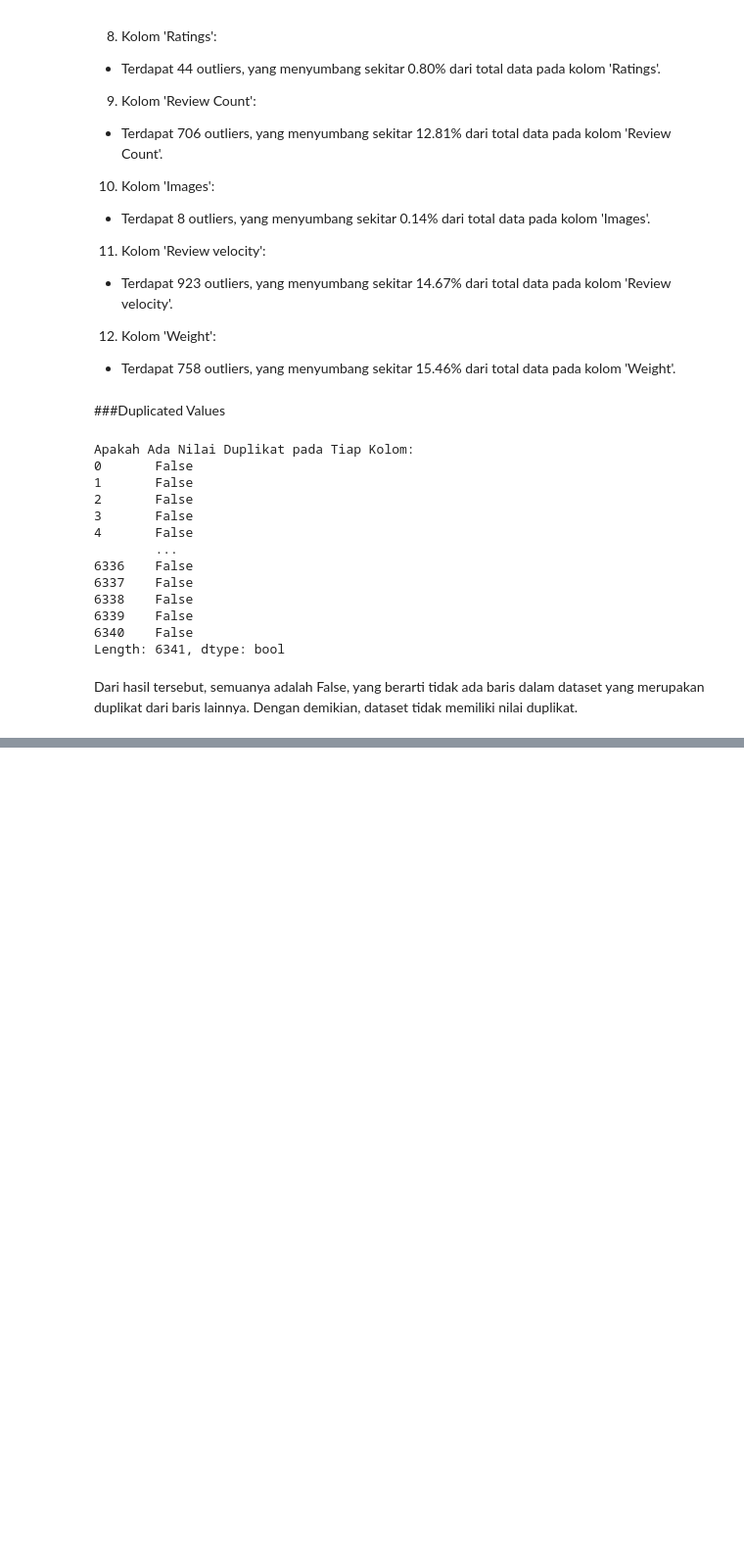
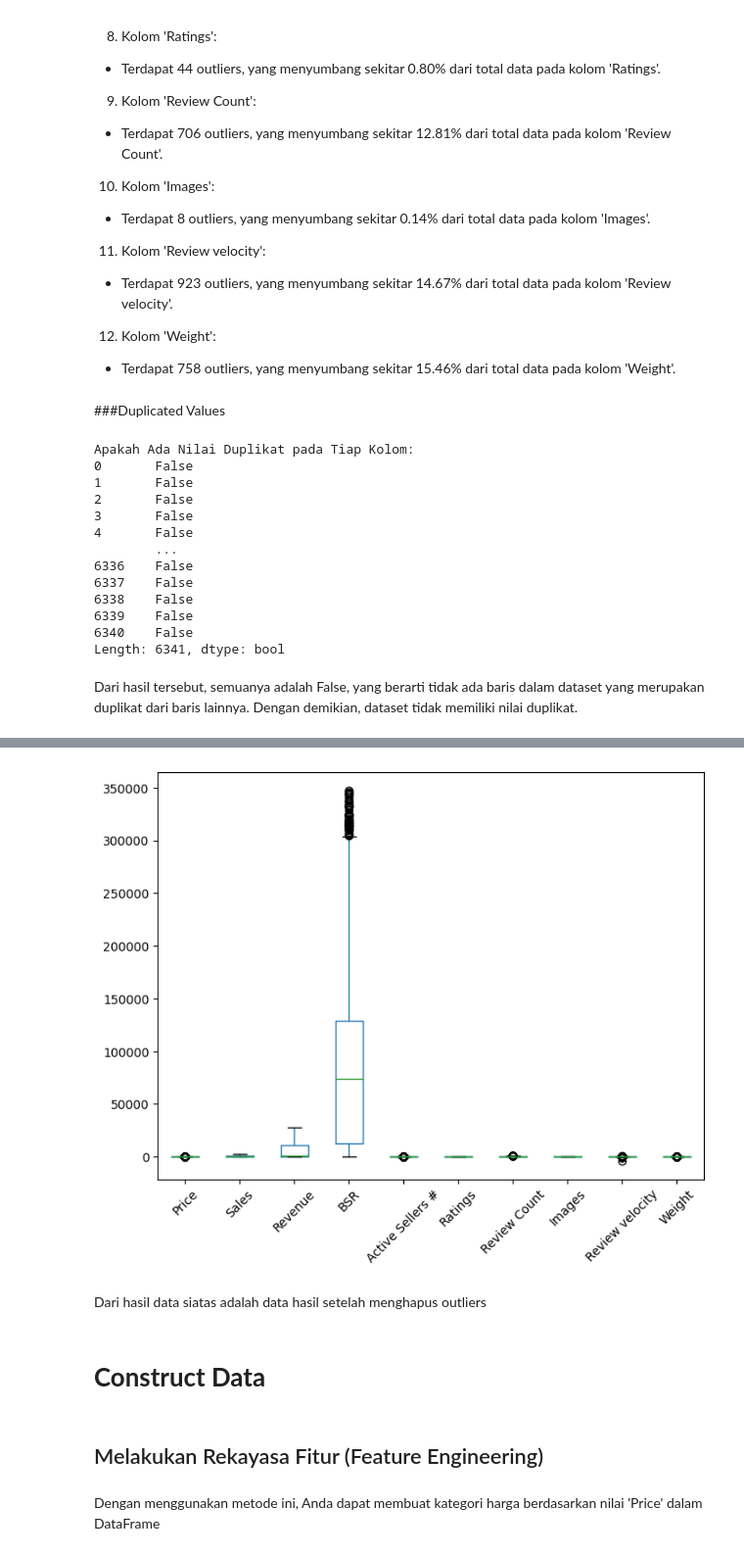
Before and after one commit to raffithoriq/tugas-Data-Mining-, a Jupyter notebook: Tugas_1_Data_Mining.ipynb, the cells around one changed output, grey strips where cells are left out. Shown at 98% size. Cells and saved outputs as stored; diff of their text form; code cells hidden in the pictures; blank space fills up the shorter version.

```diff
--- a/Tugas_1_Data_Mining.ipynb
+++ b/Tugas_1_Data_Mining.ipynb
@@ -539,0 +1310,32 @@ Dari hasil tersebut, semuanya adalah False, yang berarti tidak ada baris dalam d
+# %%
+Q1 = df_file['BSR'].quantile(0.25)
+Q3 = df_file['BSR'].quantile(0.75)
+IQR = Q3 - Q1
+lower_bound = Q1 - 1.5 * IQR
+upper_bound = Q3 + 1.5 * IQR
+
+df_file = df_file[(df_file['BSR'] >= lower_bound) & (df_file['BSR'] <= upper_bound)]
+# %%
+Q1 = df_file['Ratings'].quantile(0.25)
+Q3 = df_file['Ratings'].quantile(0.75)
+IQR = Q3 - Q1
+lower_bound = Q1 - 1.5 * IQR
+upper_bound = Q3 + 1.5 * IQR
+
+df_file = df_file[(df_file['Ratings'] >= lower_bound) & (df_file['Ratings'] <= upper_bound)]
+# %%
+Q1 = df_file['Review Count'].quantile(0.25)
+Q3 = df_file['Review Count'].quantile(0.75)
+IQR = Q3 - Q1
+lower_bound = Q1 - 1.5 * IQR
+upper_bound = Q3 + 1.5 * IQR
+
+df_file = df_file[(df_file['Review Count'] >= lower_bound) & (df_file['Review Count'] <= upper_bound)]
+# %%
+Q1 = df_file['Images'].quantile(0.25)
+Q3 = df_file['Images'].quantile(0.75)
+IQR = Q3 - Q1
+lower_bound = Q1 - 1.5 * IQR
+upper_bound = Q3 + 1.5 * IQR
+
+df_file = df_file[(df_file['Images'] >= lower_bound) & (df_file['Images'] <= upper_bound)]
@@ -539,0 +1379,10 @@ Dari hasil tersebut, semuanya adalah False, yang berarti tidak ada baris dalam d
+# %%
+boxplot = df_file.drop('FBA Fees', axis=1).boxplot(grid=False, rot=45,  figsize=(8,6))
+# %% [output]
+[figure, added]
+# %% [markdown]
+Dari hasil data siatas adalah data hasil  setelah menghapus outliers
+# %% [markdown]
+# **Construct Data**
+# %% [markdown]
+## Melakukan Rekayasa Fitur (Feature Engineering)
@@ -539,0 +1399,2 @@ Dari hasil tersebut, semuanya adalah False, yang berarti tidak ada baris dalam d
+# %% [markdown]
+Dengan menggunakan metode ini, Anda dapat membuat kategori harga berdasarkan nilai 'Price' dalam DataFrame
```
Also changed, not shown: parts of 127 cells of this notebook.
